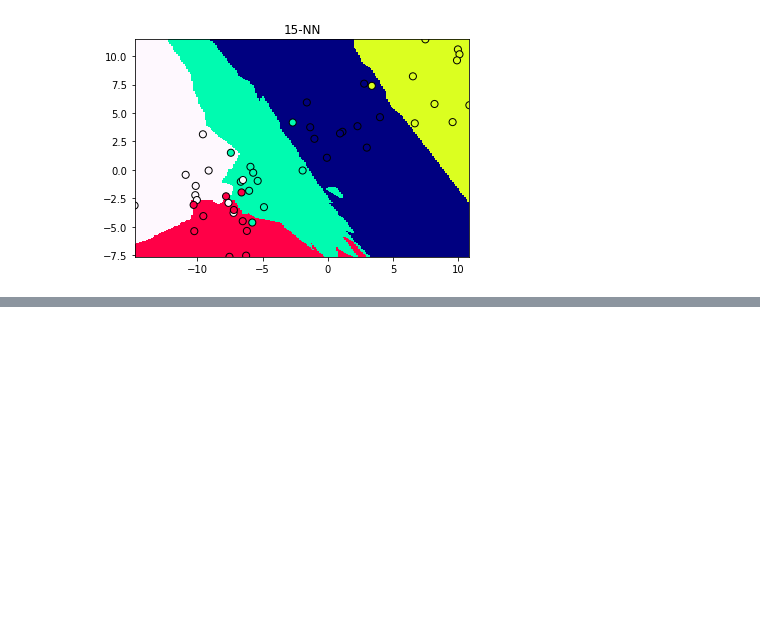
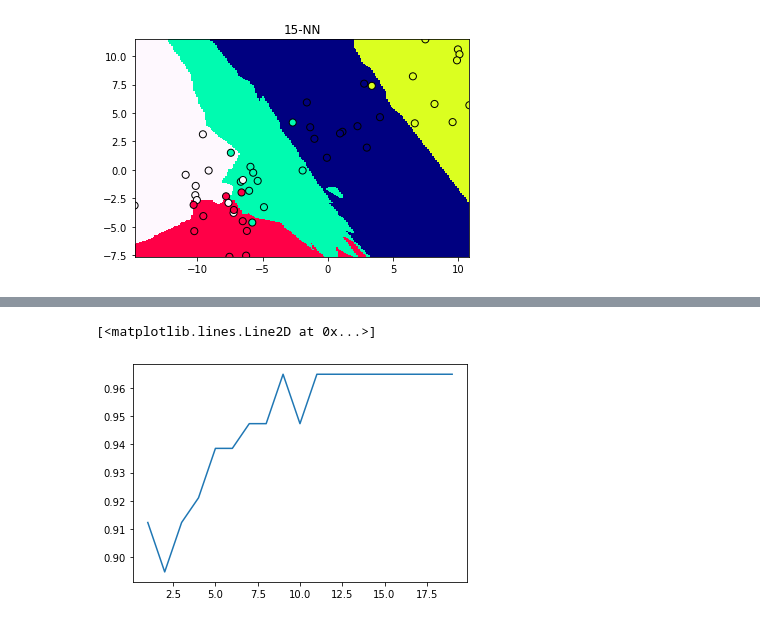
Before and after one commit to ducksfrogs/udemyScipy, a Jupyter notebook: sikibetuki.ipynb, the cells around one changed output, grey strips where cells are left out. Drawn from its saved outputs; the diff is of its cells as text; code cells hidden in the pictures; blank space fills up the shorter version.

```diff
--- a/sikibetuki.ipynb
+++ b/sikibetuki.ipynb
@@ -75,3 +75,23 @@ for n in [1,5,10,15]:
 [figure]
 [figure]
 [figure]
+# %%
+from sklearn.datasets import load_breast_cancer
+
+data = load_breast_cancer()
+
+X = data.data
+y = data.target
+
+
+from sklearn.model_selection import ShuffleSplit
+
+ss = ShuffleSplit(n_splits=1, train_size=0.8, test_size=0.2, random_state=0)
+
+train_index, test_index = next(ss.split(X, y))
+
+X_train, X_test = X[train_index], X[test_index]
+y_train, y_test = y[train_index], y[test_index]
+# %%
+clf = neighbors.KNeighborsClassifier(n_neighbors=1)
+clf.fit(X_train, y_train)
@@ -77,0 +108,10 @@ for n in [1,5,10,15]:
+# %%
+ n_range = range(1,20)
+ scores = []
+
+ for n in n_range:
+     clf.n_neighbors = n
+     score = clf.score(X_test, y_test)
+     print(n ,score)
+     scores.append(score)
+scores = np.array(scores)
@@ -77,0 +138,5 @@ for n in [1,5,10,15]:
+# %%
+plt.plot(n_range, scores)
+# %% [output]
+[<matplotlib.lines.Line2D at 0x...>]
+[figure, added]
```
Also changed, not shown: parts of 6 cells of this notebook, 1 other file.
